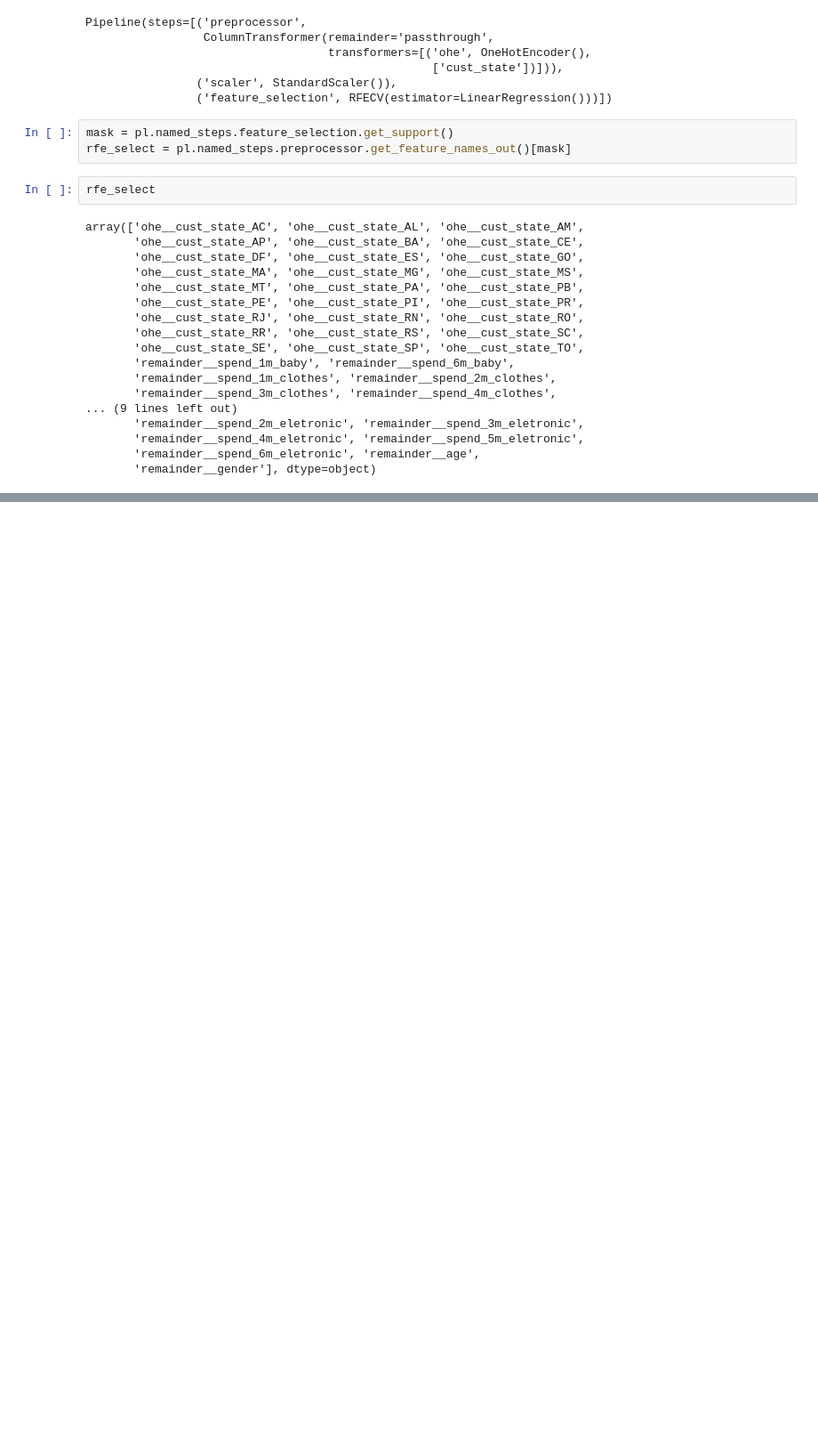
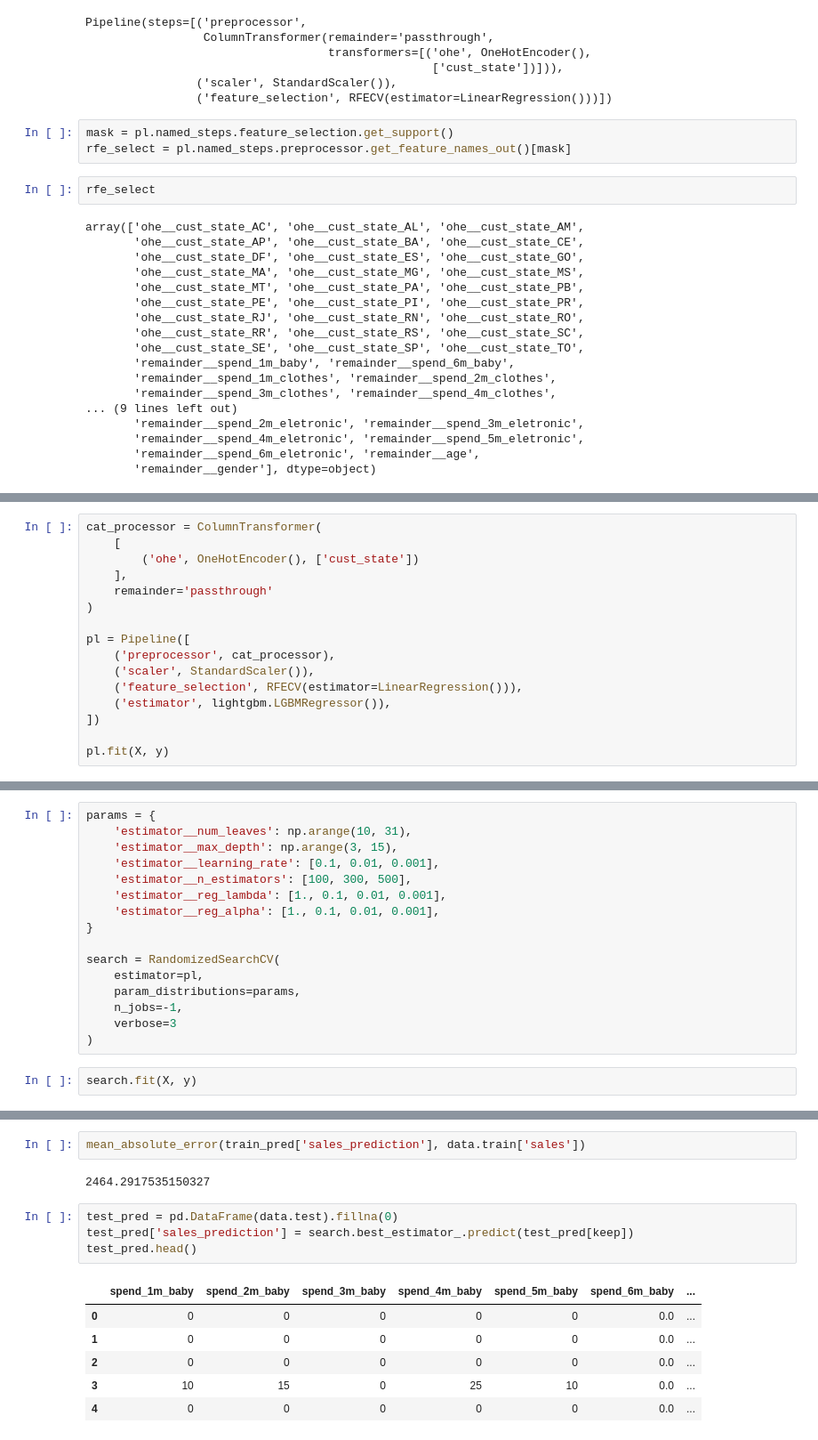
Before and after one commit to chris-santiago/manning-causal-inference, a Jupyter notebook: 4_2.ipynb, the cells around one changed output, grey strips where cells are left out. Shown at 89% size. Cells and saved outputs as stored; diff of their text form; blank space fills up the shorter version.

```diff
--- a/4_2.ipynb
+++ b/4_2.ipynb
@@ -84,0 +90,16 @@ array(['ohe__cust_state_AC', 'ohe__cust_state_AL', 'ohe__cust_state_AM',
+# %%
+cat_processor = ColumnTransformer(
+    [
+        ('ohe', OneHotEncoder(), ['cust_state'])
+    ],
+    remainder='passthrough'
+)
+
+pl = Pipeline([
+    ('preprocessor', cat_processor),
+    ('scaler', StandardScaler()),
+    ('feature_selection', RFECV(estimator=LinearRegression())),
+    ('estimator', lightgbm.LGBMRegressor()),
+])
+
+pl.fit(X, y)
@@ -84,0 +127,18 @@ array(['ohe__cust_state_AC', 'ohe__cust_state_AL', 'ohe__cust_state_AM',
+# %%
+params = {
+    'estimator__num_leaves': np.arange(10, 31),
+    'estimator__max_depth': np.arange(3, 15),
+    'estimator__learning_rate': [0.1, 0.01, 0.001],
+    'estimator__n_estimators': [100, 300, 500],
+    'estimator__reg_lambda': [1., 0.1, 0.01, 0.001],
+    'estimator__reg_alpha': [1., 0.1, 0.01, 0.001],
+}
+
+search = RandomizedSearchCV(
+    estimator=pl,
+    param_distributions=params,
+    n_jobs=-1,
+    verbose=3
+)
+# %%
+search.fit(X, y)
@@ -84,0 +188,15 @@ array(['ohe__cust_state_AC', 'ohe__cust_state_AL', 'ohe__cust_state_AM',
+# %%
+mean_absolute_error(train_pred['sales_prediction'], data.train['sales'])
+# %% [output]
+2464.2917535150327
+# %%
+test_pred = pd.DataFrame(data.test).fillna(0)
+test_pred['sales_prediction'] = search.best_estimator_.predict(test_pred[keep])
+test_pred.head()
+# %% [output]
+|  | spend_1m_baby | spend_2m_baby | spend_3m_baby | spend_4m_baby | spend_5m_baby | spend_6m_baby | ... |
+| 0 | 0 | 0 | 0 | 0 | 0 | 0.0 | ... |
+| 1 | 0 | 0 | 0 | 0 | 0 | 0.0 | ... |
+| 2 | 0 | 0 | 0 | 0 | 0 | 0.0 | ... |
+| 3 | 10 | 15 | 0 | 25 | 10 | 0.0 | ... |
+| 4 | 0 | 0 | 0 | 0 | 0 | 0.0 | ... |
```
Also changed, not shown: parts of 16 cells of this notebook.
